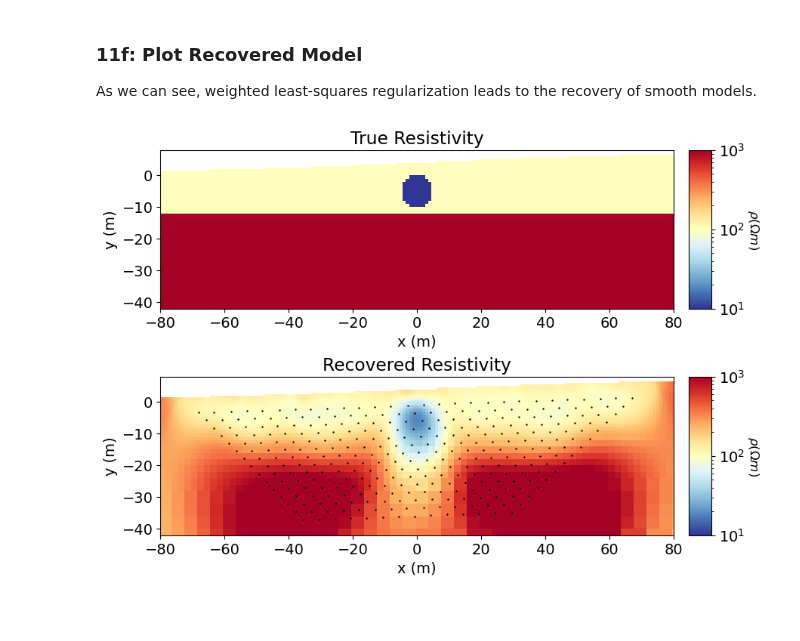
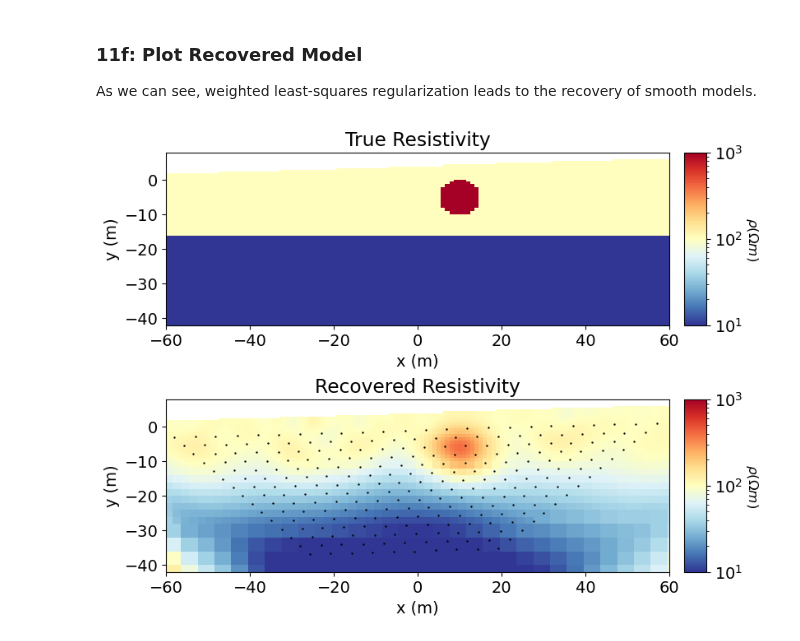
Before and after one commit to simpeg/agrogeo24, a Jupyter notebook: notebooks/02-inversion-dc-resistivity-2d.ipynb, the cells around one changed output. Drawn from its saved outputs; the diff is of its cells as text; code cells hidden in the pictures; blank space fills up the shorter version.

```diff
--- a/notebooks/02-inversion-dc-resistivity-2d.ipynb
+++ b/notebooks/02-inversion-dc-resistivity-2d.ipynb
@@ -209,6 +214,6 @@ Assign uncertainties of 1e-4 V/A + 8 % to all data. We can do this by setting th
 # %%
 # Apply uncertainties to normalized voltage data
-dc_data.standard_deviation = 1e-4 + 0.08 * np.abs(dc_data.dobs)
+dc_data.standard_deviation = 1e-8 + 0.08 * np.abs(dc_data.dobs)
 # %% [markdown]
 Below, we plot the sorted data values including uncertainty bounds.
 # %%
@@ -271,7 +287,8 @@ hy = [(dh, nbcy)]
 mesh = TreeMesh([hx, hy], x0="CN")
 
 # Shift top to maximum topography and center of survey line
-mesh.origin = mesh.origin + np.r_[np.median(topo_2d[:, 0]), topo_2d[:, -1].max()]
+y_topo_max = np.max(topo_2d[:, -1])
+mesh.origin = mesh.origin + np.r_[np.median(topo_2d[:, 0]), y_topo_max]
 # %%
 # Mesh refinement based on topography
 mesh.refine_surface(
@@ -726,59 +768,61 @@ As we can see, weighted least-squares regularization leads to the recovery of sm
 # %%
 air_resistivity = 1e8
 background_resistivity = 1e2
-sphere_resistivity = 1e1
-basement_resistivity = 1e3
+sphere_resistivity = 1e3
+basement_resistivity = 1e1
 # %%
 # Define resistivity model
 true_resistivity = background_resistivity * np.ones(mesh.nC)
 
-ind_basement = mesh.cell_centers[:, -1] < -12.0
+ind_basement = mesh.cell_centers[:, -1] < -16.0
 true_resistivity[ind_basement] = basement_resistivity
 
-ind_sphere = model_builder.get_indices_sphere(np.r_[0.0, -5.0], 5.0, mesh.cell_centers)
+ind_sphere = model_builder.get_indices_sphere(np.r_[10.0, -5.0], 5.0, mesh.cell_centers)
 true_resistivity[ind_sphere] = sphere_resistivity
 
 true_resistivity = true_resistivity[active_cells]
 # %%
+# Spatial plotting limits
+x_lim = [-60, 60]
+y_lim = [y_topo_max - 50, y_topo_max]
+
 # Define a mapping to plot models and ignore inactive cells
 plotting_map = maps.InjectActiveCells(mesh, active_cells, np.nan)
-
 plotting_model = [true_resistivity, np.exp(models[model_iteration])]
-
 norm = LogNorm(vmin=1e1, vmax=1e3)
 
-fig = plt.figure(figsize=(10, 6))
+fig = plt.figure(figsize=(9, 6))
 ax1 = 2 * [None]
 ax2 = 2 * [None]
 title_str = [
     "True Resistivity",
     "Recovered Resistivity",
 ]
 
 for ii in range(0, 2):
     ax1[ii] = fig.add_axes([0.14, 0.55 - 0.5 * ii, 0.68, 0.35])
     mesh.plot_image(
         plotting_map * plotting_model[ii],
         ax=ax1[ii],
         grid=False,
         pcolor_opts={"norm": norm, "cmap": mpl.cm.RdYlBu_r},
     )
 
-    ax1[ii].set_xlim(-80, 80)
-    ax1[ii].set_ylim(np.max(topo_2d[:, -1]) - 50, np.max(topo_2d[:, -1]))
+    ax1[ii].set_xlim(x_lim)
+    ax1[ii].set_ylim(y_lim)
     ax1[ii].set_title(title_str[ii])
     ax1[ii].set_xlabel("x (m)")
     ax1[ii].set_ylabel("y (m)")
 
     ax2[ii] = fig.add_axes([0.84, 0.55 - 0.5 * ii, 0.03, 0.35])
     cbar = mpl.colorbar.ColorbarBase(
         ax2[ii], norm=norm, orientation="vertical", cmap=mpl.cm.RdYlBu_r
     )
     cbar.set_label(r"$\rho (\Omega m)$", rotation=270, labelpad=15, size=12)
 
 pseudo_locations_xy = pseudo_locations(dc_data.survey)
 ax1[1].scatter(pseudo_locations_xy[:, 0], pseudo_locations_xy[:, -1], 0.5, "k")
 
 plt.show()
 # %% [output]
-[figure, old version]
+[figure, new version]
```
Also changed, not shown: parts of 25 cells of this notebook, 4 other files.
